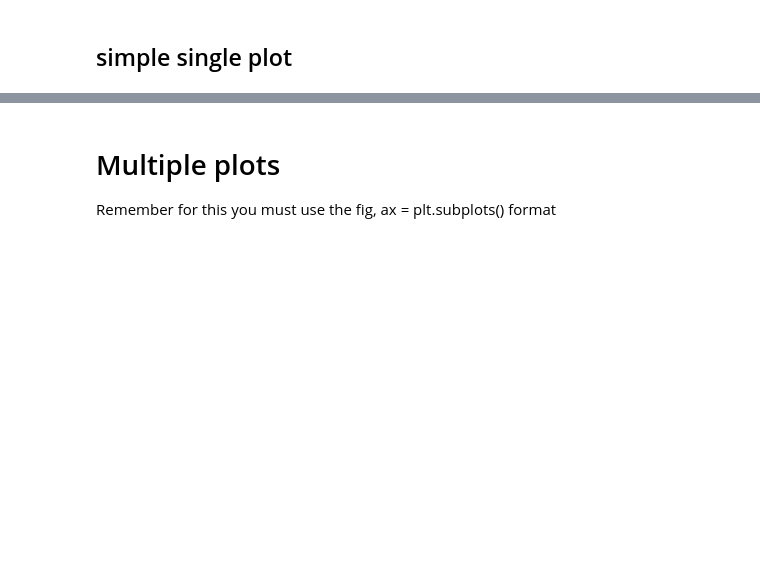
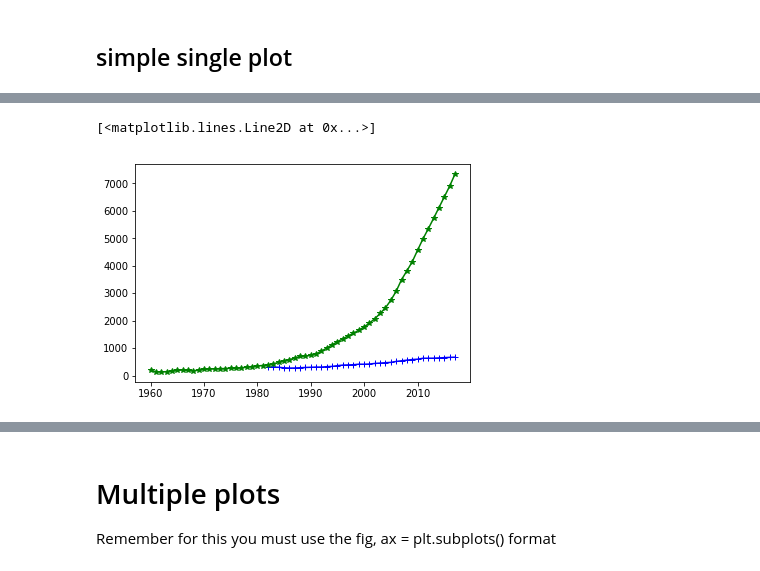
Before and after one commit to Mujerry/air_mentorship, a Jupyter notebook: 04-Data-Visualization/vizclass exercises matplotlib.ipynb, the cells around one changed output, grey strips where cells are left out. Drawn from its saved outputs; the diff is of its cells as text; code cells hidden in the pictures; blank space fills up the shorter version.

```diff
--- a/04-Data-Visualization/vizclass exercises matplotlib.ipynb
+++ b/04-Data-Visualization/vizclass exercises matplotlib.ipynb
@@ -15,4 +45,11 @@ Complete the following tasks using the main sheet as your model
 # %%
 # Build on the above plot by changing the line colour, style and width of the lines
+
+
+plt.plot(data.year,data.gdp_ug, color='blue',marker='+')
+plt.plot(data.year,data.gdp_ch,color='green',marker='*')
+# %% [output]
+[<matplotlib.lines.Line2D at 0x...>]
+[figure, added]
 # %%
 # Build on the above plot by adding markers, they are always ugly so make them as ugly as you like
```
Also changed, not shown: parts of 6 cells of this notebook.
